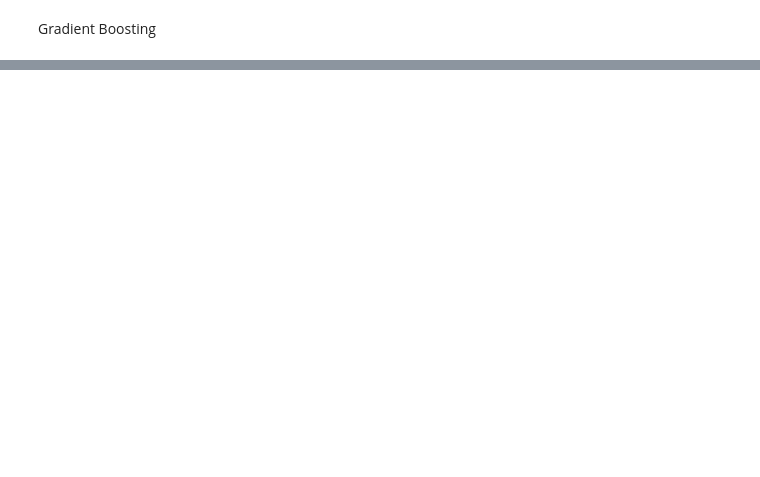
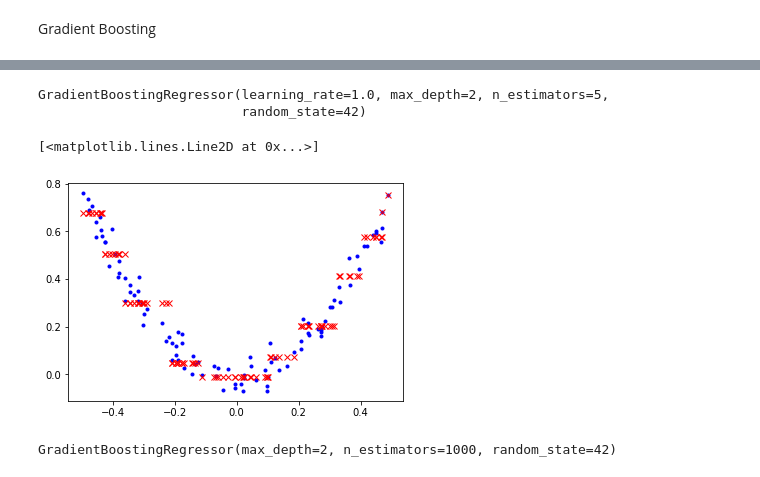
Before and after one commit to Daivar/ML-models-training, a Jupyter notebook: Ensembles.ipynb, the cells around one changed output, grey strips where cells are left out. Cells and saved outputs as stored; diff of their text form; code cells hidden in the pictures; blank space fills up the shorter version.

```diff
--- a/Ensembles.ipynb
+++ b/Ensembles.ipynb
@@ -598,0 +666,5 @@ Gradient Boosting
+# %%
+from sklearn.ensemble import GradientBoostingRegressor
+
+gbrt = GradientBoostingRegressor(max_depth=2, n_estimators=5, learning_rate=1.0, random_state=42)
+gbrt.fit(X, y)
@@ -598,0 +674,4 @@ Gradient Boosting
+# %%
+y2 = y - tree_reg1.predict(X)
+tree_reg2 = DecisionTreeRegressor(max_depth=2, random_state=42)
+tree_reg2.fit(X, y2) # passing residual errors
@@ -598,0 +680,4 @@ Gradient Boosting
+# %%
+y3 = y2 - tree_reg2.predict(X)
+tree_reg3 = DecisionTreeRegressor(max_depth=2, random_state=42)
+tree_reg3.fit(X, y3) # passing another level of resitual errors
@@ -598,0 +699,27 @@ Gradient Boosting
+# %%
+from sklearn.ensemble import GradientBoostingRegressor
+
+gbrt = GradientBoostingRegressor(
+    max_depth=2, #tree high
+    n_estimators=5,
+    learning_rate=1.0,
+    random_state=42)
+gbrt.fit(X, y)
+# %% [output]
+GradientBoostingRegressor(learning_rate=1.0, max_depth=2, n_estimators=5,
+                          random_state=42)
+# %%
+plt.plot(X[:, 0], y, "b.", label=None)
+plt.plot(X, gbrt.predict(X), "rx", linewidth=2, label=None)
+# %% [output]
+[<matplotlib.lines.Line2D at 0x...>]
+[figure, added]
+# %%
+gbrt = GradientBoostingRegressor(
+    max_depth=2, #tree high
+    n_estimators=1000,
+    learning_rate=0.1,
+    random_state=42)
+gbrt.fit(X, y)
+# %% [output]
+GradientBoostingRegressor(max_depth=2, n_estimators=1000, random_state=42)
```
Also changed, not shown: parts of 41 cells of this notebook.
